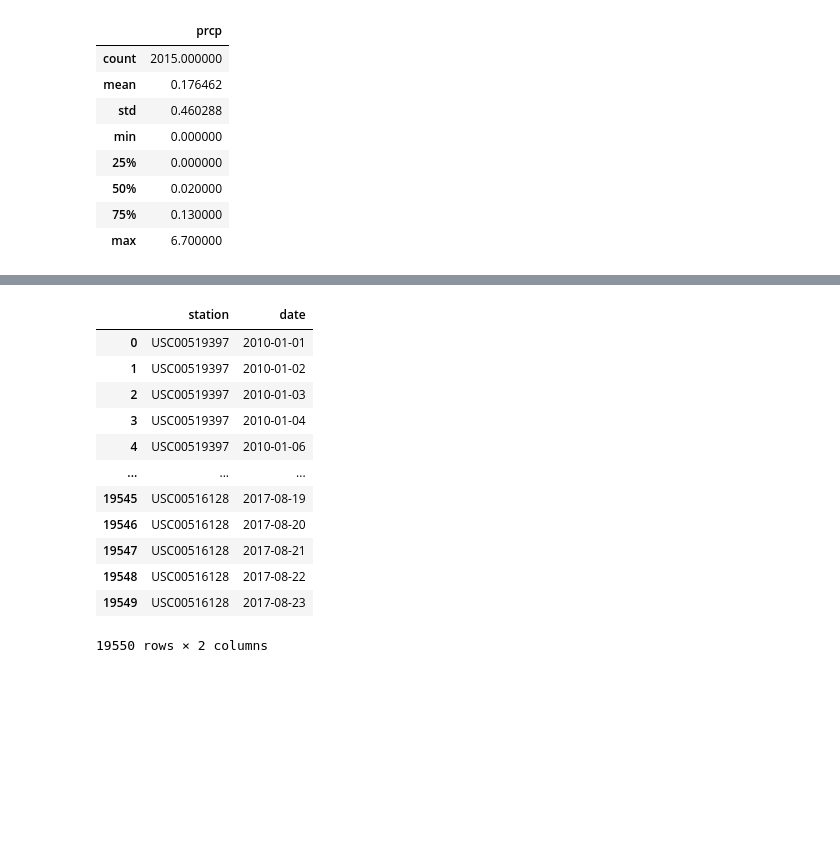
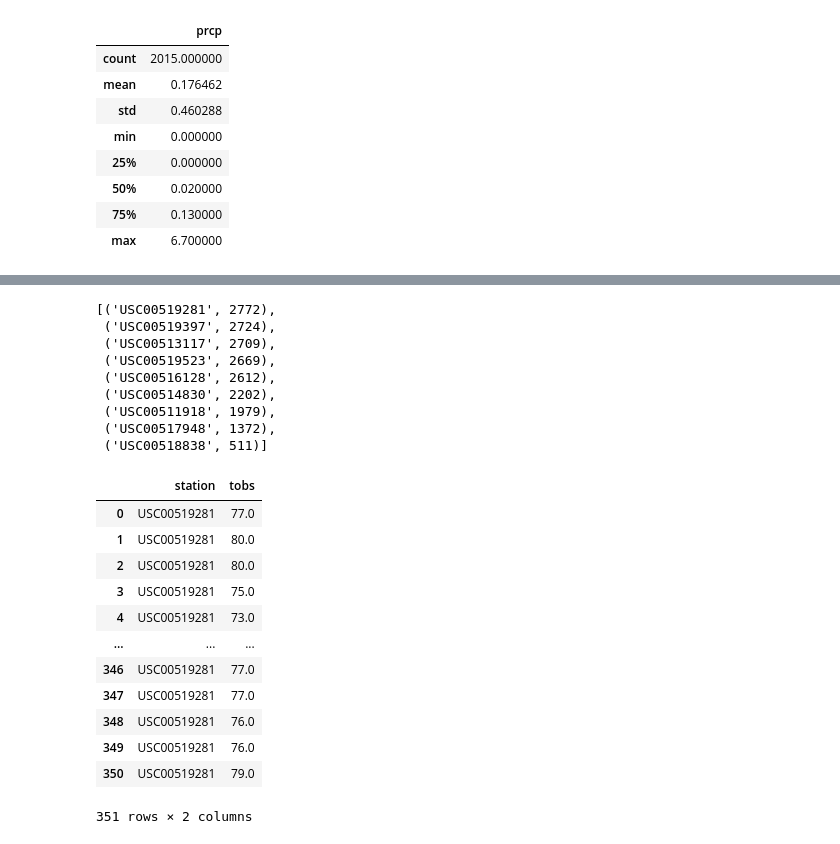
Before and after one commit to write42/sqlalchemy-challenge, a Jupyter notebook: sql_alchemy_hw.ipynb, the cells around one changed output, grey strips where cells are left out. Drawn from its saved outputs; the diff is of its cells as text; code cells hidden in the pictures; blank space fills up the shorter version.

```diff
--- a/sql_alchemy_hw.ipynb
+++ b/sql_alchemy_hw.ipynb
@@ -127,19 +138,36 @@ station_count
 # %%
 # What are the most active stations? (i.e. what stations have the most rows)?
 # List the stations and the counts in descending order.
-stations = pd.read_sql("SELECT station,date FROM measurement",conn)
-stations
+station_count = session.query(measurement.station, func.count(measurement.station))\
+                .group_by(measurement.station)\
+                .order_by(func.count(measurement.station).desc()).all()
+
+station_count
 # %% [output]
-|  | station | date |
-| 0 | USC00519397 | 2010-01-01 |
-| 1 | USC00519397 | 2010-01-02 |
-| 2 | USC00519397 | 2010-01-03 |
-| 3 | USC00519397 | 2010-01-04 |
-| 4 | USC00519397 | 2010-01-06 |
-| ... | ... | ... |
-| 19545 | USC00516128 | 2017-08-19 |
-| 19546 | USC00516128 | 2017-08-20 |
-| 19547 | USC00516128 | 2017-08-21 |
-| 19548 | USC00516128 | 2017-08-22 |
-| 19549 | USC00516128 | 2017-08-23 |
-19550 rows × 2 columns
+[('USC00519281', 2772),
+ ('USC00519397', 2724),
+ ('USC00513117', 2709),
+ ('USC00519523', 2669),
+ ('USC00516128', 2612),
+ ('USC00514830', 2202),
+ ('USC00511918', 1979),
+ ('USC00517948', 1372),
+ ('USC00518838', 511)]
+# %%
+temp = pd.read_sql("SELECT station,tobs FROM measurement WHERE (date > '2016-08-23' AND station='USC00519281')",conn)
+temp = temp.dropna()
+temp
+# %% [output]
+|  | station | tobs |
+| 0 | USC00519281 | 77.0 |
+| 1 | USC00519281 | 80.0 |
+| 2 | USC00519281 | 80.0 |
+| 3 | USC00519281 | 75.0 |
+| 4 | USC00519281 | 73.0 |
+| ... | ... | ... |
+| 346 | USC00519281 | 77.0 |
+| 347 | USC00519281 | 77.0 |
+| 348 | USC00519281 | 76.0 |
+| 349 | USC00519281 | 76.0 |
+| 350 | USC00519281 | 79.0 |
+351 rows × 2 columns
```
Also changed, not shown: parts of 4 cells of this notebook.
